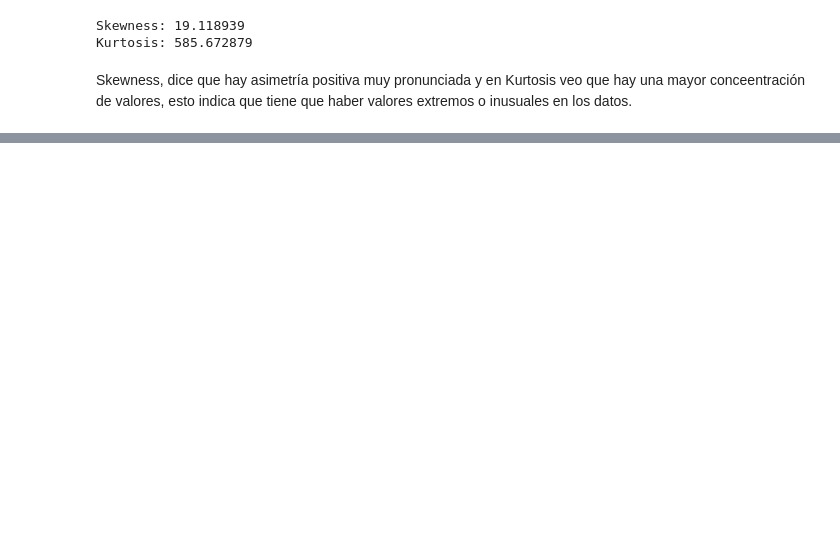
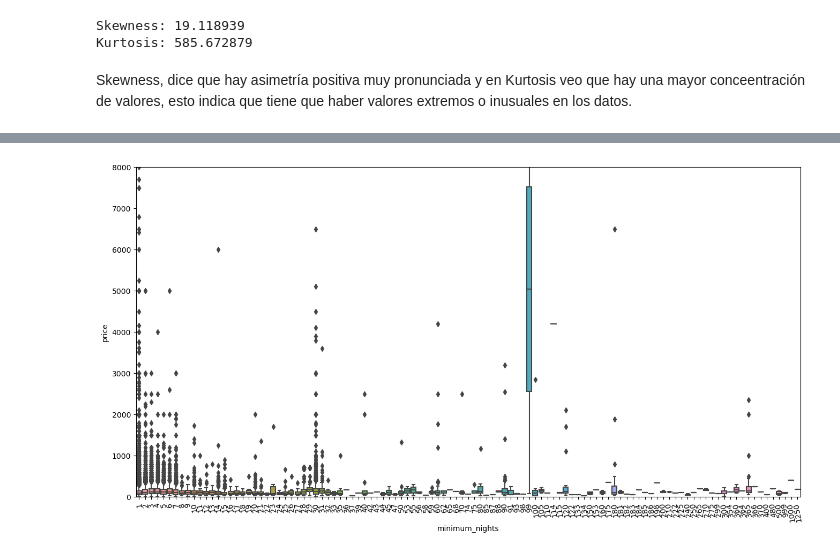
Before and after one commit to AI-School-F5-P2/Data_Analyst, a Jupyter notebook: Cities/New_York.ipynb, the cells around one changed output, grey strips where cells are left out. Saved outputs shown, nothing was run; the diff lists cells and outputs as text; code cells hidden in the pictures; blank space fills up the shorter version.

```diff
--- a/Cities/New_York.ipynb
+++ b/Cities/New_York.ipynb
@@ -155,0 +184,9 @@ Skewness, dice que hay asimetría positiva muy pronunciada y en Kurtosis veo que
+# %%
+local = 'minimum_nights'
+data = pd.concat([city['price'], city[local]], axis=1)
+f, ax = plt.subplots(figsize=(16, 8))
+fig = sns.boxplot(x=local, y="price", data=data)
+fig.axis(ymin=0, ymax=8000);
+plt.xticks(rotation=100);
+# %% [output]
+[figure, added]
```
Also changed, not shown: parts of 14 cells of this notebook.
